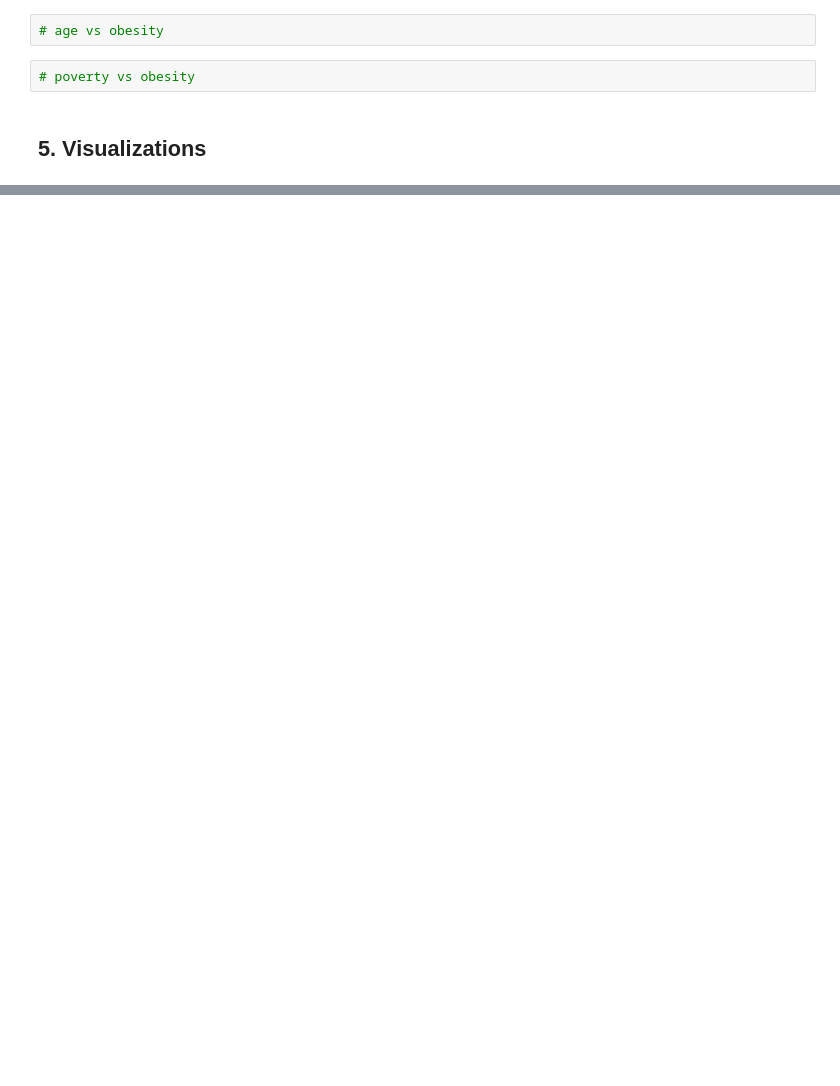
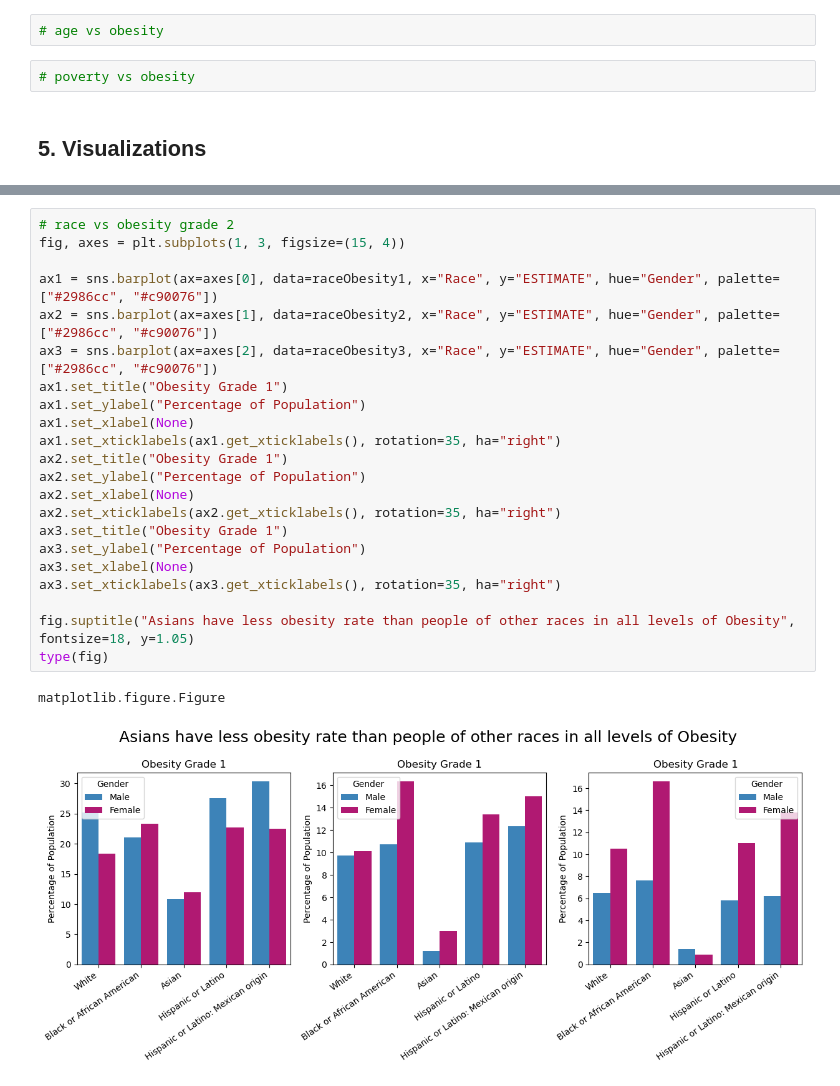
Before and after one commit to rafaymk02/Obesity-Factors-Analysis-US-, a Jupyter notebook: obesity_analysis.ipynb, the cells around one changed output, grey strips where cells are left out. Drawn from its saved outputs; the diff is of its cells as text; blank space fills up the shorter version.

```diff
--- a/obesity_analysis.ipynb
+++ b/obesity_analysis.ipynb
@@ -189,0 +278,25 @@ Plan:
+# %%
+# race vs obesity grade 2
+fig, axes = plt.subplots(1, 3, figsize=(15, 4))
+
+ax1 = sns.barplot(ax=axes[0], data=raceObesity1, x="Race", y="ESTIMATE", hue="Gender", palette=["#2986cc", "#c90076"])
+ax2 = sns.barplot(ax=axes[1], data=raceObesity2, x="Race", y="ESTIMATE", hue="Gender", palette=["#2986cc", "#c90076"])
+ax3 = sns.barplot(ax=axes[2], data=raceObesity3, x="Race", y="ESTIMATE", hue="Gender", palette=["#2986cc", "#c90076"])
+ax1.set_title("Obesity Grade 1")
+ax1.set_ylabel("Percentage of Population")
+ax1.set_xlabel(None)
+ax1.set_xticklabels(ax1.get_xticklabels(), rotation=35, ha="right")
+ax2.set_title("Obesity Grade 1")
+ax2.set_ylabel("Percentage of Population")
+ax2.set_xlabel(None)
+ax2.set_xticklabels(ax2.get_xticklabels(), rotation=35, ha="right")
+ax3.set_title("Obesity Grade 1")
+ax3.set_ylabel("Percentage of Population")
+ax3.set_xlabel(None)
+ax3.set_xticklabels(ax3.get_xticklabels(), rotation=35, ha="right")
+
+fig.suptitle("Asians have less obesity rate than people of other races in all levels of Obesity", fontsize=18, y=1.05)
+type(fig)
+# %% [output]
+matplotlib.figure.Figure
+[figure, added]
```
Also changed, not shown: parts of 10 cells of this notebook.
